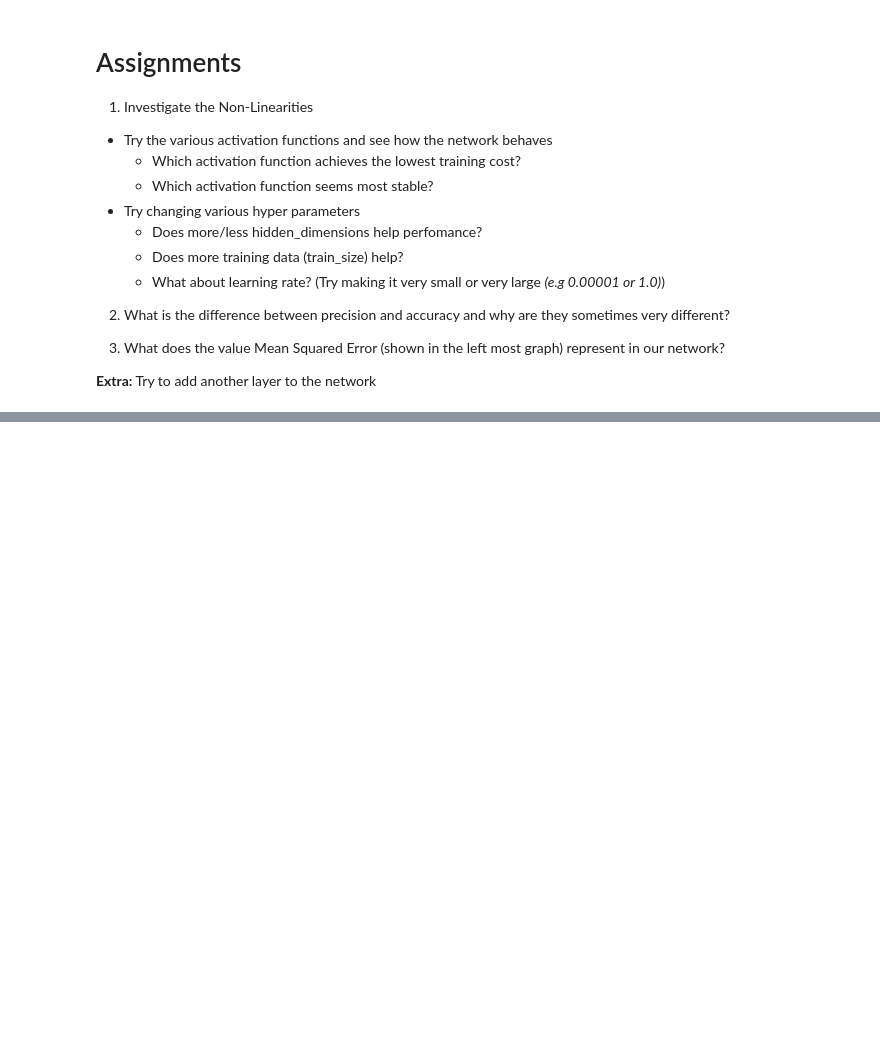
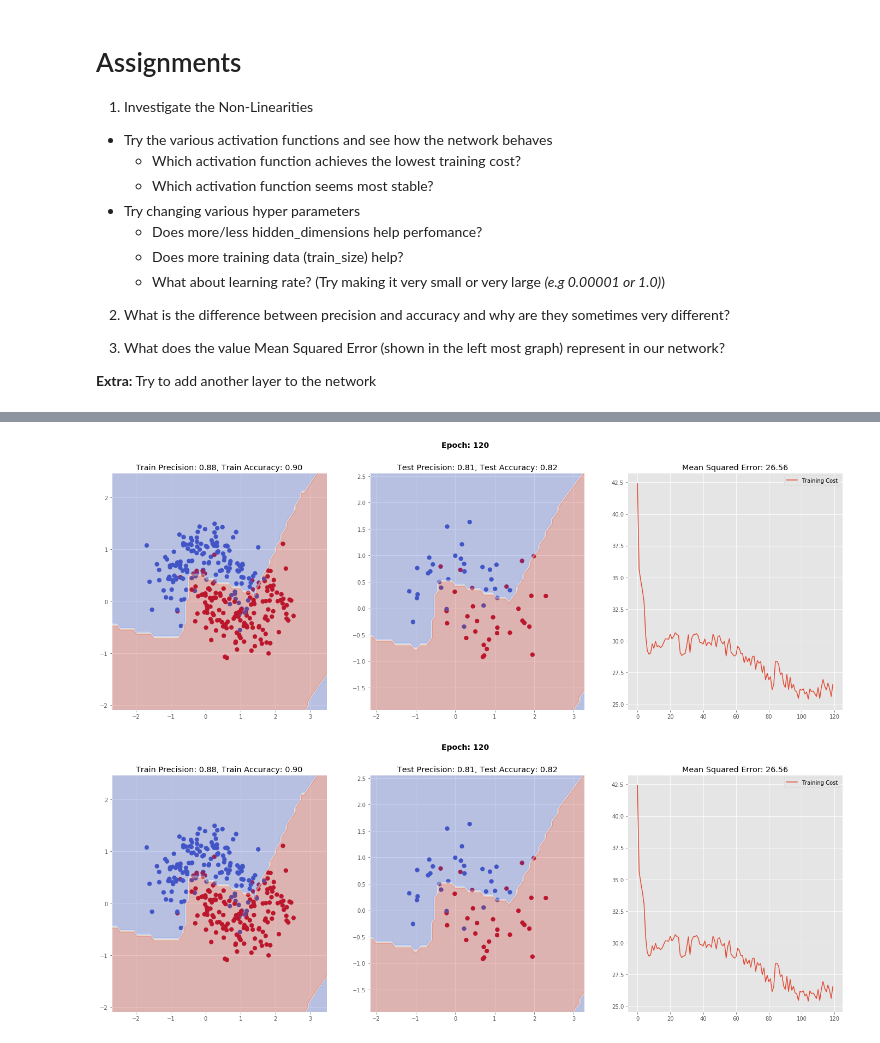
Before and after one commit to A-T-Kristensen/02456-deep-learning, a Jupyter notebook: notebooks/lab1_Introduction/2.OPT_Pure_Python.ipynb, the cells around one changed output, grey strips where cells are left out. Cells and saved outputs as stored; diff of their text form; code cells hidden in the pictures; blank space fills up the shorter version.

```diff
--- a/notebooks/lab1_Introduction/2.OPT_Pure_Python.ipynb
+++ b/notebooks/lab1_Introduction/2.OPT_Pure_Python.ipynb
@@ -494,0 +544,41 @@ train_with_animation(train_data, test_data, epochs=epochs, learning_rate=learnin
+# %%
+np.random.seed(0)
+
+input_dimensions = 2 # N.B - This is fixed in our case
+hidden_dimensions = 10
+output_dimensions = 2 # N.B - This is fixed in our case
+
+epochs = 120
+plot_steps = 5
+learning_rate = 0.1
+
+# We have
+# sigmoid
+# tanh
+# relu
+# leaky_relu
+# elu
+# selu
+
+activation_func = leaky_relu
+activation_func_derivative = leaky_relu_derivative
+
+# Should clean this up later.
+def predict(X):
+    predictions = []
+
+    for x in X:
+        pred = forward_propagation(x, activation_func)
+        pred = np.argmax(pred)
+        predictions.append(pred)
+    return np.array(predictions)
+
+input_nodes, hidden_nodes, output_nodes,\
+    input_activations, hidden_activations, output_activations,\
+    input_weights, output_weights,\
+    input_stepsize, output_stepsize = initialize(input_dimensions, hidden_dimensions, output_dimensions)
+
+train_with_animation(train_data, test_data, epochs=epochs, learning_rate=learning_rate, plot_step=plot_steps, activation_func = activation_func, activation_func_derivative = activation_func_derivative)
+# %% [output]
+[figure, added]
+[figure, added]
```
Also changed, not shown: parts of 10 cells of this notebook, 5 other files.
